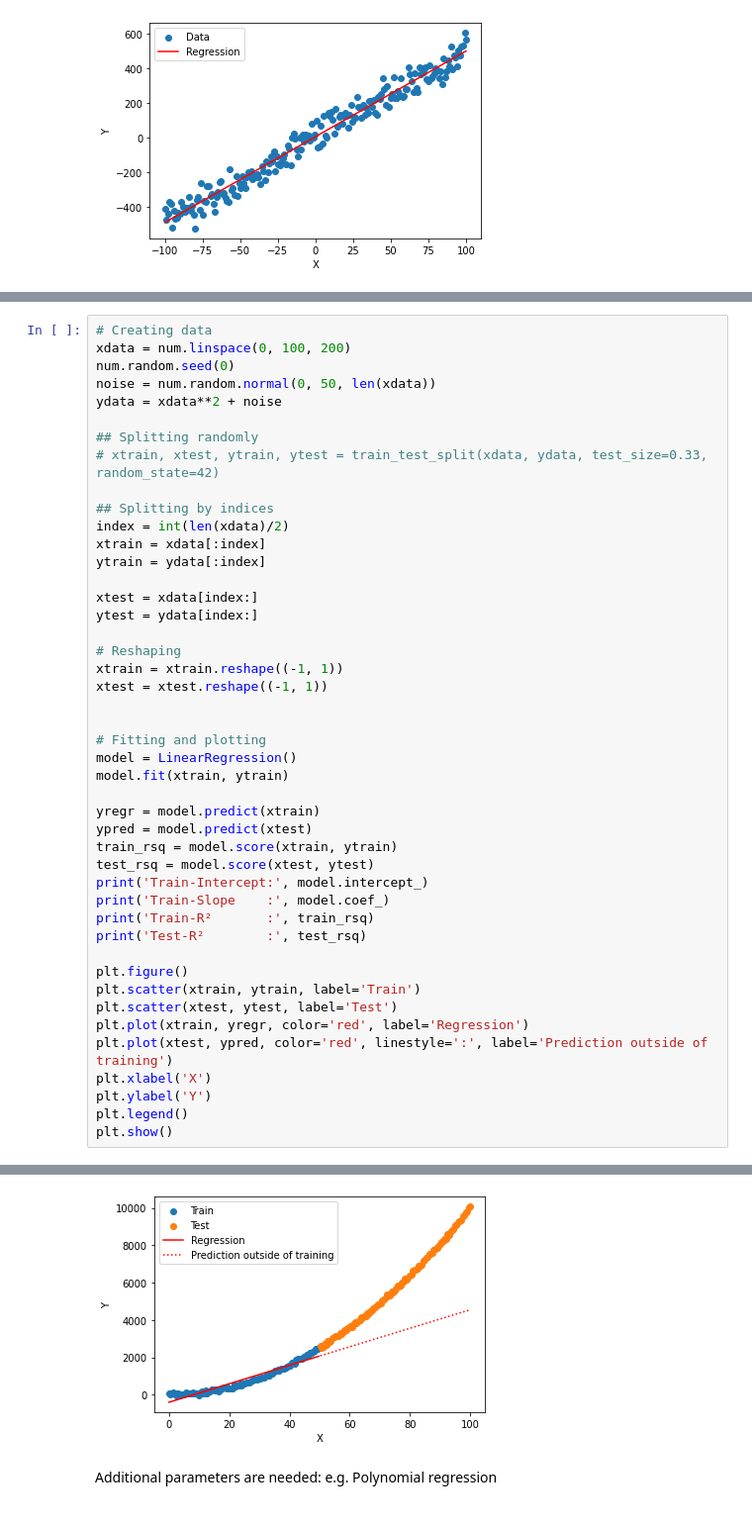
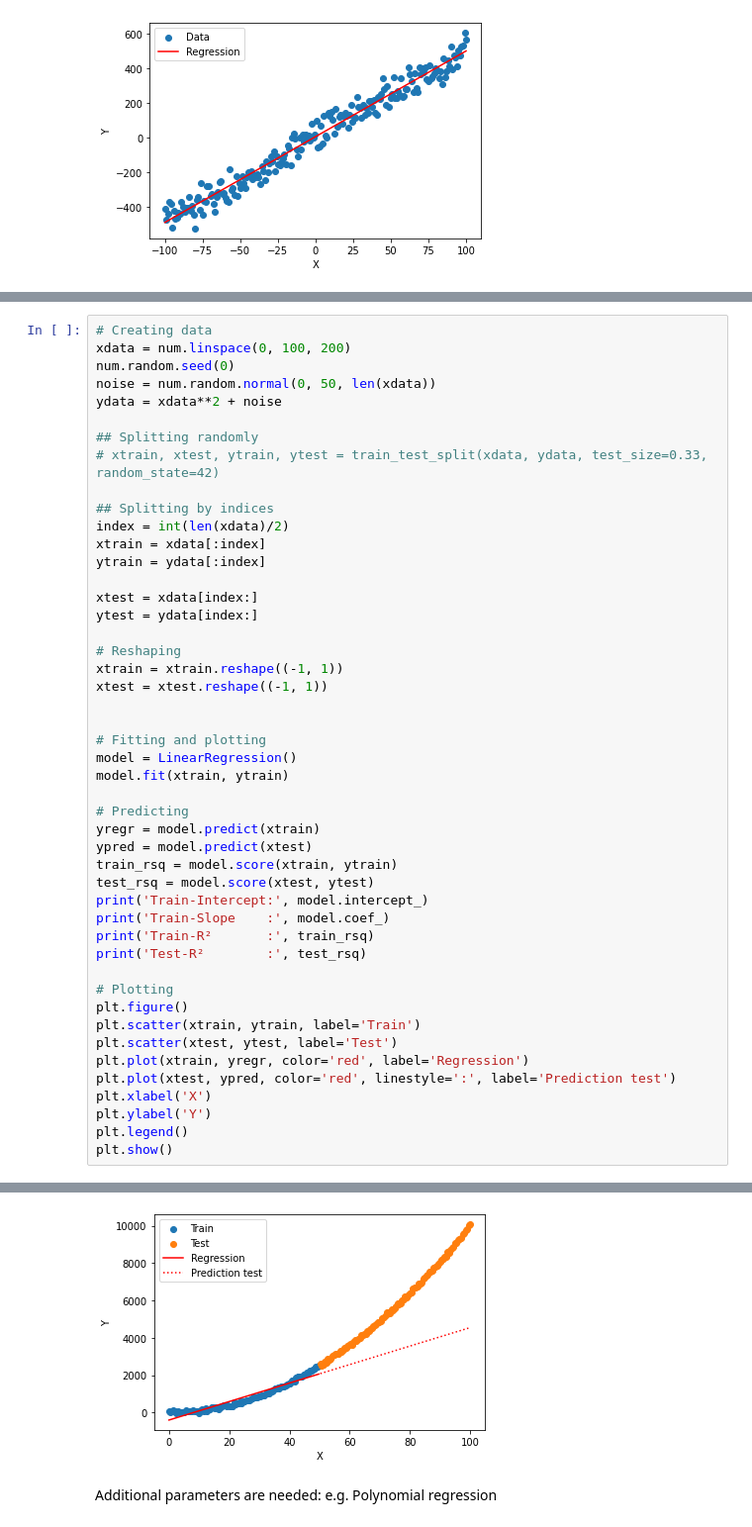
Before and after one commit to torstendahm/seismology_classroom, a Jupyter notebook: numerical_tools/2.0_Regression_Introduction.ipynb, the cells around one changed output, grey strips where cells are left out. Shown at 99% size. Saved outputs shown, nothing was run; the diff lists cells and outputs as text.

```diff
--- a/numerical_tools/2. Regression Introduction.ipynb
+++ b/numerical_tools/2.0_Regression_Introduction.ipynb
@@ -224,35 +263,37 @@ ytest = ydata[index:]
 xtrain = xtrain.reshape((-1, 1))
 xtest = xtest.reshape((-1, 1))
 
 
 # Fitting and plotting
 model = LinearRegression()
 model.fit(xtrain, ytrain)
 
+# Predicting
 yregr = model.predict(xtrain)
 ypred = model.predict(xtest)
 train_rsq = model.score(xtrain, ytrain)
 test_rsq = model.score(xtest, ytest)
 print('Train-Intercept:', model.intercept_)
 print('Train-Slope    :', model.coef_)
 print('Train-R²       :', train_rsq)
 print('Test-R²        :', test_rsq)
 
+# Plotting
 plt.figure()
 plt.scatter(xtrain, ytrain, label='Train')
 plt.scatter(xtest, ytest, label='Test')
 plt.plot(xtrain, yregr, color='red', label='Regression')
-plt.plot(xtest, ypred, color='red', linestyle=':', label='Prediction outside of training')
+plt.plot(xtest, ypred, color='red', linestyle=':', label='Prediction test')
 plt.xlabel('X')
 plt.ylabel('Y')
 plt.legend()
 plt.show()
 # %% [output]
 Train-Intercept: -397.8994497537949
 Train-Slope    : [49.4499152]
 Train-R²       : 0.9190163233656129
 Test-R²        : -0.8115857074983615
-[figure, old version]
+[figure, new version]
 # %% [markdown]
 Additional parameters are needed: e.g. Polynomial regression
 # %%
```
Also changed, not shown: parts of 15 cells of this notebook, 13 other files.
